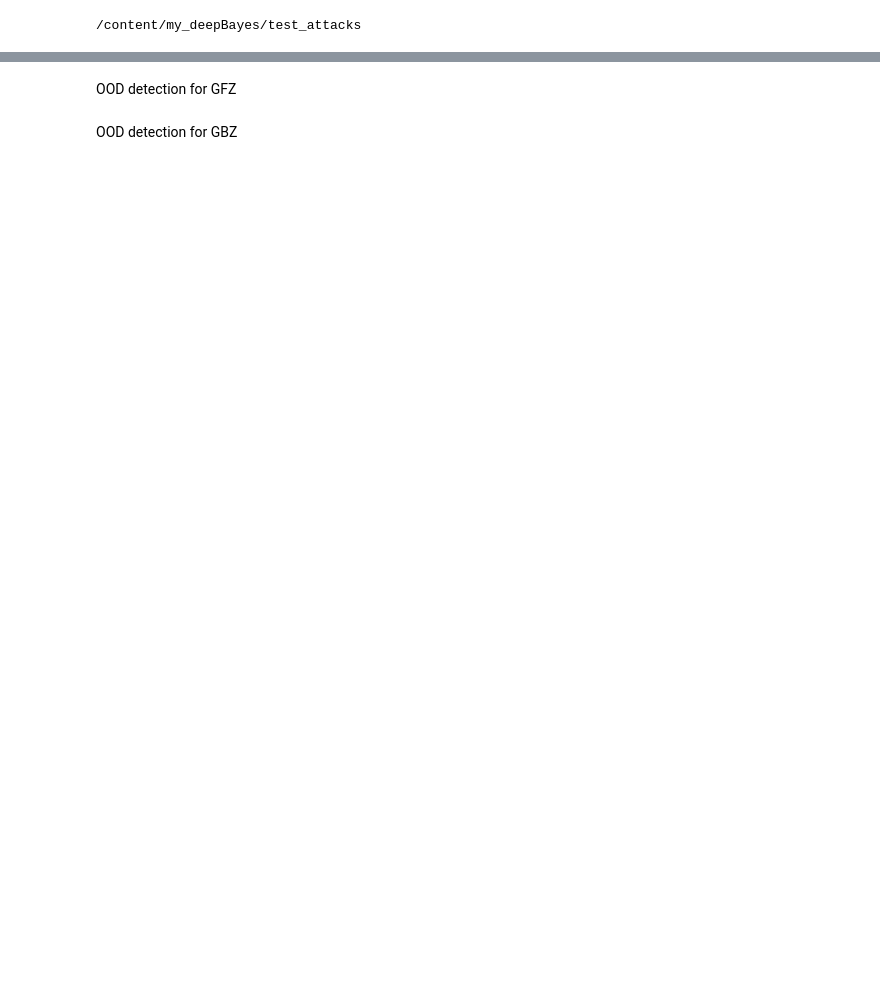
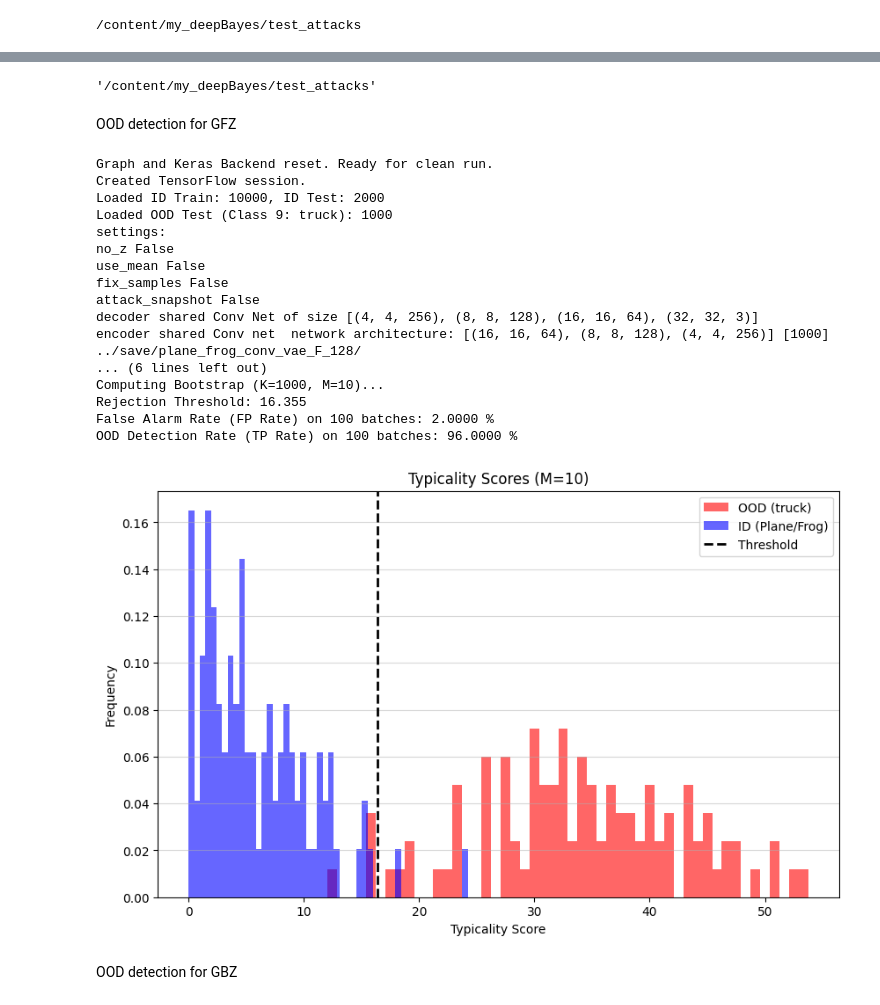
Before and after one commit to mathispernin/DeepBayesOOD, a Jupyter notebook: Intro_to_PGM.ipynb, the cells around one changed output, grey strips where cells are left out. Drawn from its saved outputs; the diff is of its cells as text; code cells hidden in the pictures; blank space fills up the shorter version.

```diff
--- a/Intro_to_PGM.ipynb
+++ b/Intro_to_PGM.ipynb
@@ -284,4 +300,8 @@ cd /content/my_deepBayes/test_attacks/   #just to make sure
 /content/my_deepBayes/test_attacks
+# %%
+pwd
+# %% [output]
+'/content/my_deepBayes/test_attacks'
 # %%
 # Cell 4: Main Execution
 
@@ -405,21 +425,40 @@ OOD detection for GFZ
 # %%
 # Configuration Parameters
 
 CONFIG_F = {
     'batch_size': 10,       # M in the paper
     'data_name': 'plane_frog',
     'guard_name': 'bayes_K10_F', #for the GFZ model
     'save_results': False,
     'alpha': 0.95,           # Confidence level
     'K_bootstrap': 1000,     # Number of bootstrap samples
-    'ood_class_index': 1,    # 1 = Car (See list below for others)
+    'ood_class_index': 9,    # 1 = Car (See list below for others)
 }
 
 # CIFAR-10 Class Reference:
 # 0: plane, 1: car, 2: bird, 3: cat, 4: deer,
 # 5: dog, 6: frog, 7: horse, 8: ship, 9: truck
 # Run the function with our config
 run_typicality_test(CONFIG_F)
+# %% [output]
+Graph and Keras Backend reset. Ready for clean run.
+Created TensorFlow session.
+Loaded ID Train: 10000, ID Test: 2000
+Loaded OOD Test (Class 9: truck): 1000
+settings:
+no_z False
+use_mean False
+fix_samples False
+attack_snapshot False
+decoder shared Conv Net of size [(4, 4, 256), (8, 8, 128), (16, 16, 64), (32, 32, 3)]
+encoder shared Conv net  network architecture: [(16, 16, 64), (8, 8, 128), (4, 4, 256)] [1000]
+../save/plane_frog_conv_vae_F_128/
+... (6 lines left out)
+Computing Bootstrap (K=1000, M=10)...
+Rejection Threshold: 16.355
+False Alarm Rate (FP Rate) on 100 batches: 2.0000 %
+OOD Detection Rate (TP Rate) on 100 batches: 96.0000 %
+[figure, added]
 # %% [markdown]
 OOD detection for GBZ
 # %%
```
Also changed, not shown: parts of 21 cells of this notebook.
